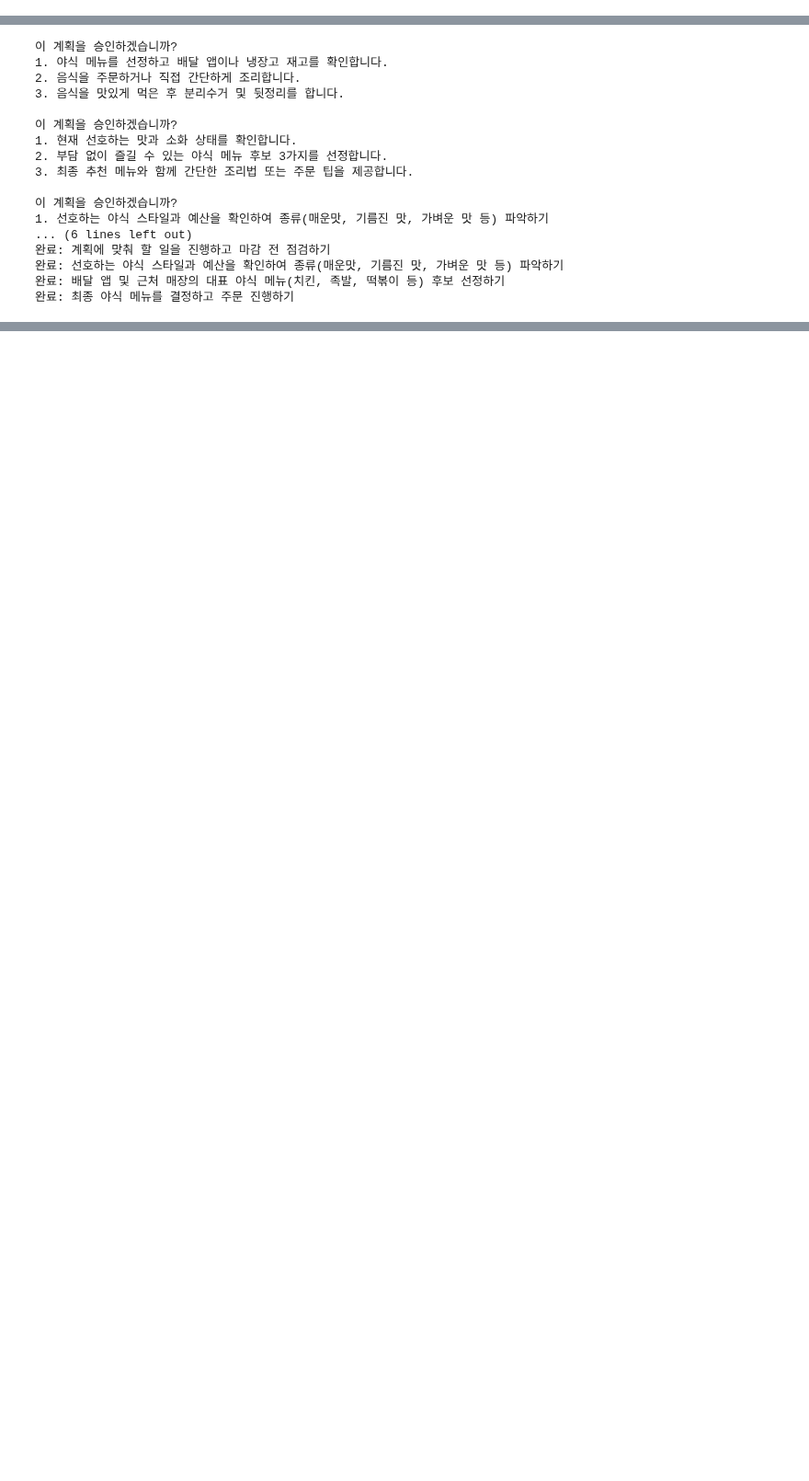
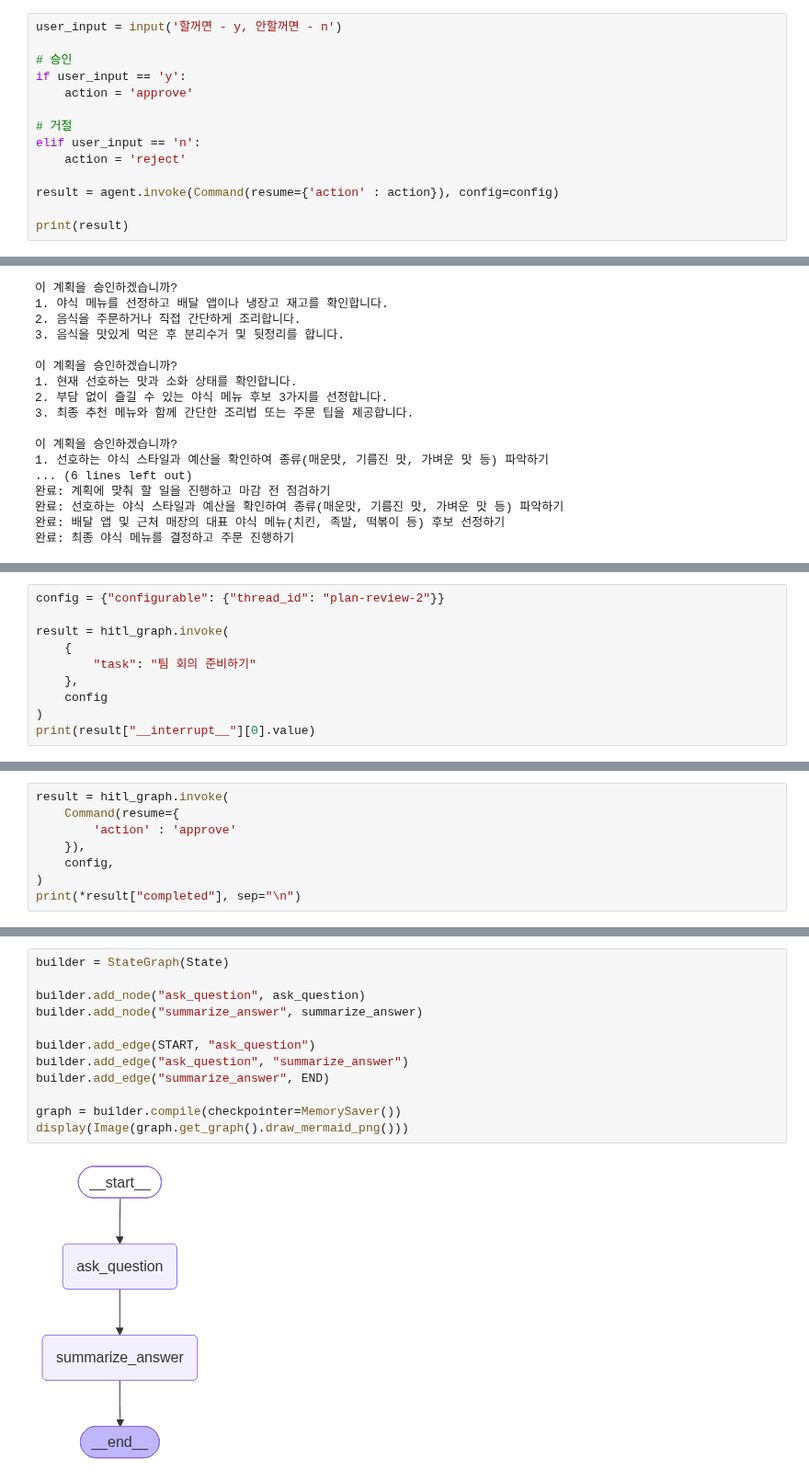
Before and after one commit to snail5039-code/aim-ai-agent-my, a Jupyter notebook: langchain_/21-human-in-the-loop.ipynb, the cells around one changed output, grey strips where cells are left out. Shown at 92% size. Cells and saved outputs as stored; diff of their text form; blank space fills up the shorter version.

```diff
--- a/langchain_/21-human-in-the-loop.ipynb
+++ b/langchain_/21-human-in-the-loop.ipynb
@@ -371,0 +410,14 @@ print(result["messages"][-1].text)
+# %%
+user_input = input('할꺼면 - y, 안할꺼면 - n')
+
+# 승인
+if user_input == 'y':
+    action = 'approve'
+
+# 거절
+elif user_input == 'n':
+    action = 'reject'
+
+result = agent.invoke(Command(resume={'action' : action}), config=config)
+
+print(result)
@@ -764,0 +922,10 @@ print(*result["completed"], sep="\n")
+# %%
+config = {"configurable": {"thread_id": "plan-review-2"}}
+
+result = hitl_graph.invoke(
+    {
+        "task": "팀 회의 준비하기"
+    },
+    config
+)
+print(result["__interrupt__"][0].value)
@@ -764,0 +943,8 @@ print(*result["completed"], sep="\n")
+# %%
+result = hitl_graph.invoke(
+    Command(resume={
+        'action' : 'approve'
+    }),
+    config,
+)
+print(*result["completed"], sep="\n")
@@ -764,0 +1011,14 @@ print(*result["completed"], sep="\n")
+# %%
+builder = StateGraph(State)
+
+builder.add_node("ask_question", ask_question)
+builder.add_node("summarize_answer", summarize_answer)
+
+builder.add_edge(START, "ask_question")
+builder.add_edge("ask_question", "summarize_answer")
+builder.add_edge("summarize_answer", END)
+
+graph = builder.compile(checkpointer=MemorySaver())
+display(Image(graph.get_graph().draw_mermaid_png()))
+# %% [output]
+[figure, added]
```
Also changed, not shown: parts of 12 cells of this notebook.
